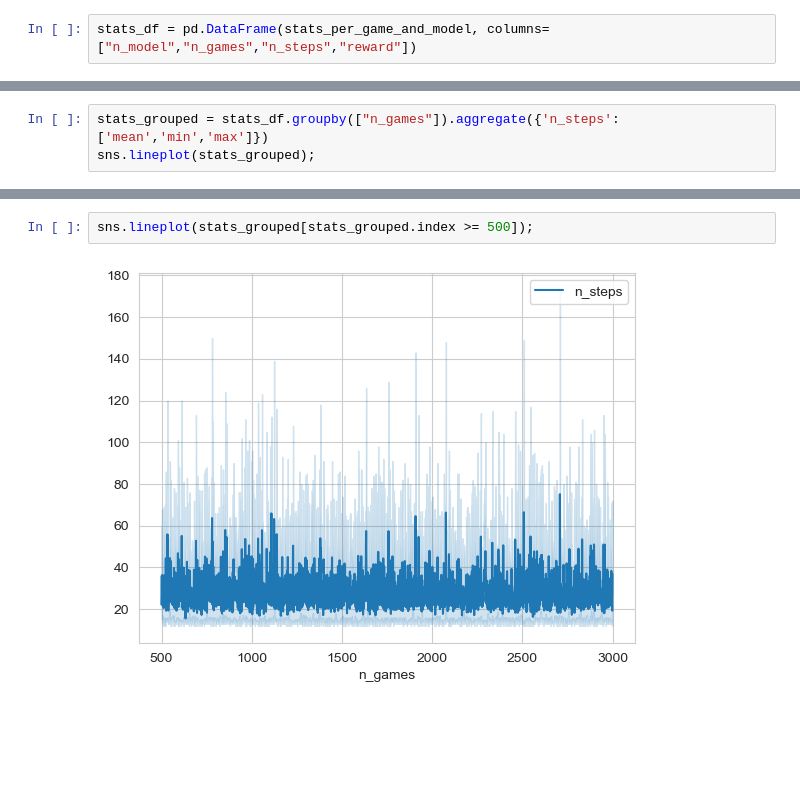
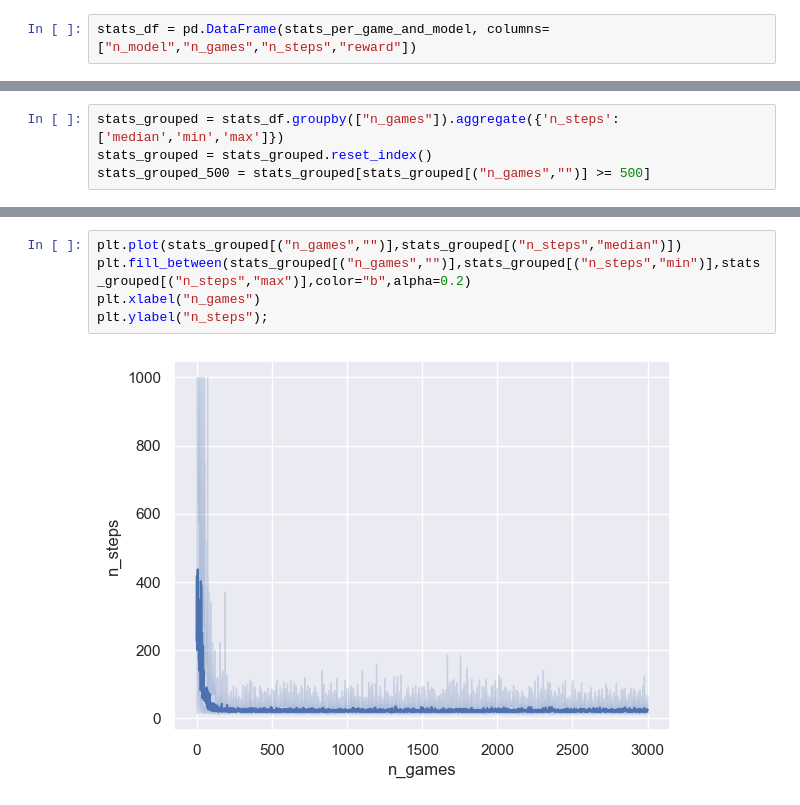
Before and after one commit to lukiwieser/racetrack, a Jupyter notebook: ex3/analyze_model.ipynb, the cells around one changed output, grey strips where cells are left out. Cells and saved outputs as stored; diff of their text form; blank space fills up the shorter version.

```diff
--- a/ex3/analyze_model.ipynb
+++ b/ex3/analyze_model.ipynb
@@ -56,3 +62,4 @@ stats_df = pd.DataFrame(stats_per_game_and_model, columns=["n_model","n_games","
 # %%
-stats_grouped = stats_df.groupby(["n_games"]).aggregate({'n_steps':['mean','min','max']})
-sns.lineplot(stats_grouped);
+stats_grouped = stats_df.groupby(["n_games"]).aggregate({'n_steps':['median','min','max']})
+stats_grouped = stats_grouped.reset_index()
+stats_grouped_500 = stats_grouped[stats_grouped[("n_games","")] >= 500]
@@ -61,4 +66,7 @@ sns.lineplot(stats_grouped);
-# %%
-sns.lineplot(stats_grouped[stats_grouped.index >= 500]);
-# %% [output]
-[figure, removed]
+# %%
+plt.plot(stats_grouped[("n_games","")],stats_grouped[("n_steps","median")])
+plt.fill_between(stats_grouped[("n_games","")],stats_grouped[("n_steps","min")],stats_grouped[("n_steps","max")],color="b",alpha=0.2)
+plt.xlabel("n_games")
+plt.ylabel("n_steps");
+# %% [output]
+[figure, added]
```
Also changed, not shown: parts of 8 cells of this notebook.
